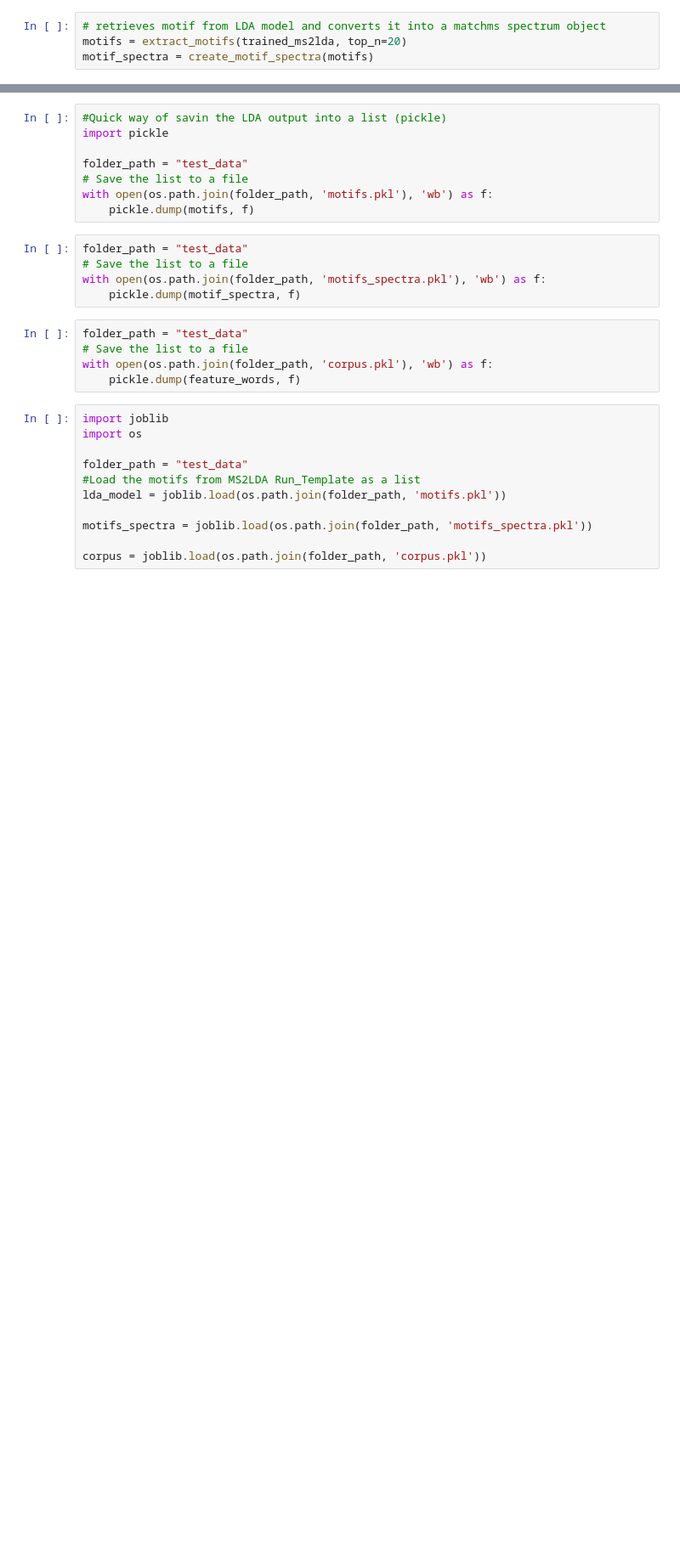
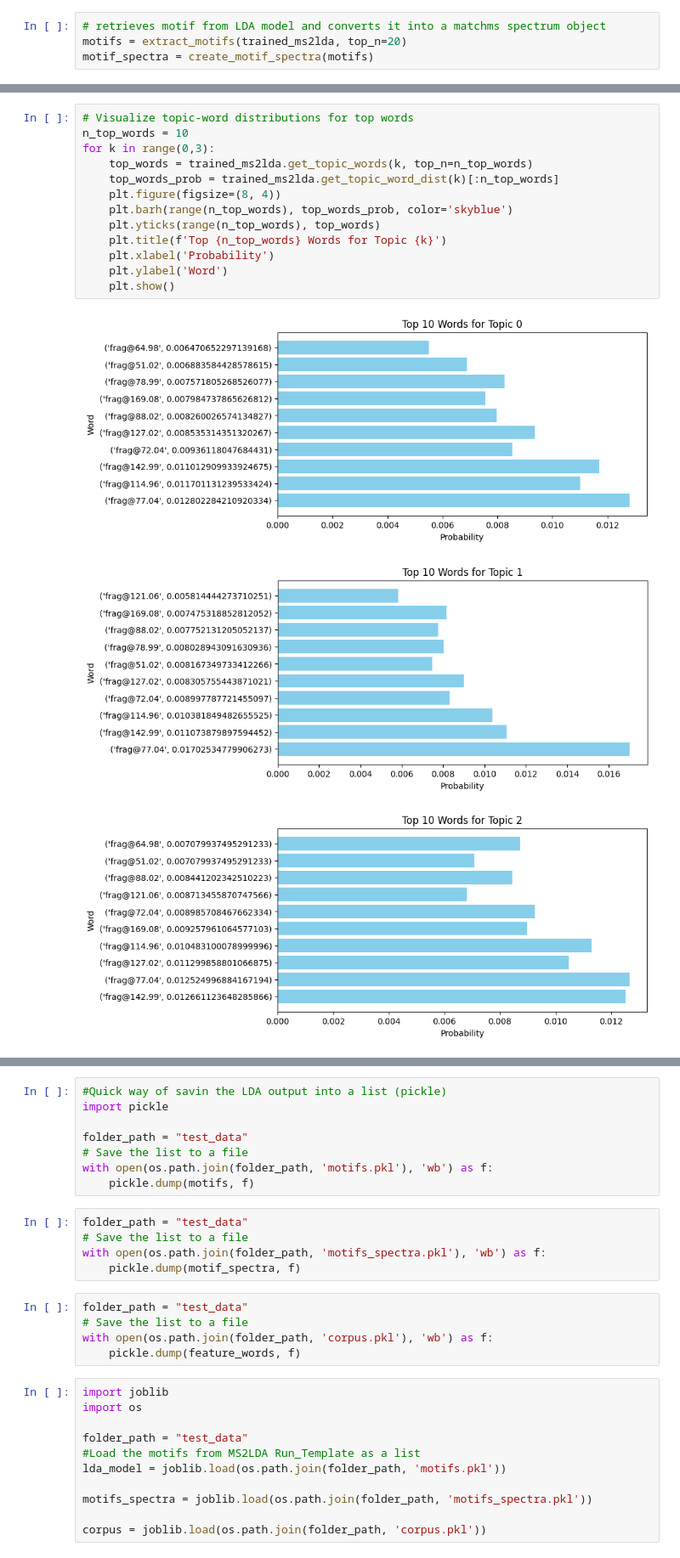
Before and after one commit to vdhooftcompmet/MS2LDA, a Jupyter notebook: notebooks/Run_Vis.ipynb, the cells around one changed output, grey strips where cells are left out. Shown at 85% size. Saved outputs shown, nothing was run; the diff lists cells and outputs as text; blank space fills up the shorter version.

```diff
--- a/notebooks/Run_Vis.ipynb
+++ b/notebooks/Run_Vis.ipynb
@@ -71,0 +91,17 @@ tmp.plot_terms(terms_probs)
+# %%
+# Visualize topic-word distributions for top words
+n_top_words = 10
+for k in range(0,3):
+    top_words = trained_ms2lda.get_topic_words(k, top_n=n_top_words)
+    top_words_prob = trained_ms2lda.get_topic_word_dist(k)[:n_top_words]
+    plt.figure(figsize=(8, 4))
+    plt.barh(range(n_top_words), top_words_prob, color='skyblue')
+    plt.yticks(range(n_top_words), top_words)
+    plt.title(f'Top {n_top_words} Words for Topic {k}')
+    plt.xlabel('Probability')
+    plt.ylabel('Word')
+    plt.show()
+# %% [output]
+[figure, added]
+[figure, added]
+[figure, added]
```
Also changed, not shown: parts of 10 cells of this notebook, 1 other file.
